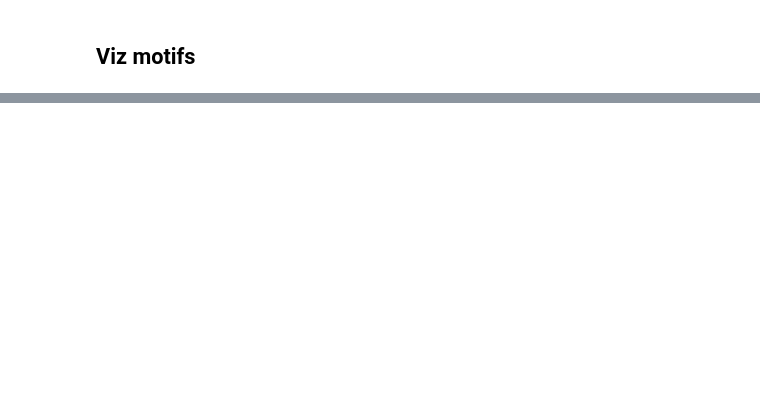
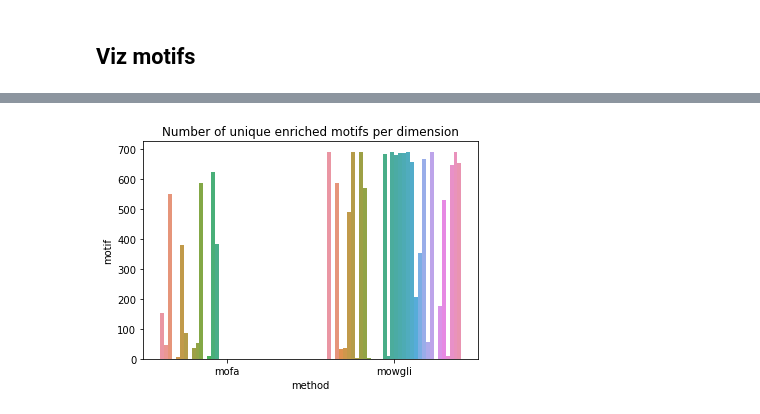
Before and after one commit to cantinilab/mowgli_reproducibility, a Jupyter notebook: visualize/visualize_motifs.ipynb, the cells around one changed output, grey strips where cells are left out. Saved outputs shown, nothing was run; the diff lists cells and outputs as text; code cells hidden in the pictures; blank space fills up the shorter version.

```diff
--- a/visualize/visualize_motifs.ipynb
+++ b/visualize/visualize_motifs.ipynb
@@ -25,0 +55,8 @@ motifs
+# %%
+fig, ax = plt.subplots(1, 1)
+sns.barplot(data=all_motifs.groupby(["method", "dim"])["motif"].nunique().reset_index(), x="method", hue='dim', y="motif", ax=ax)
+ax.set_title("Number of unique enriched motifs per dimension")
+ax.get_legend().remove()
+plt.show()
+# %% [output]
+[figure, added]
```
Also changed, not shown: parts of 19 cells of this notebook.
